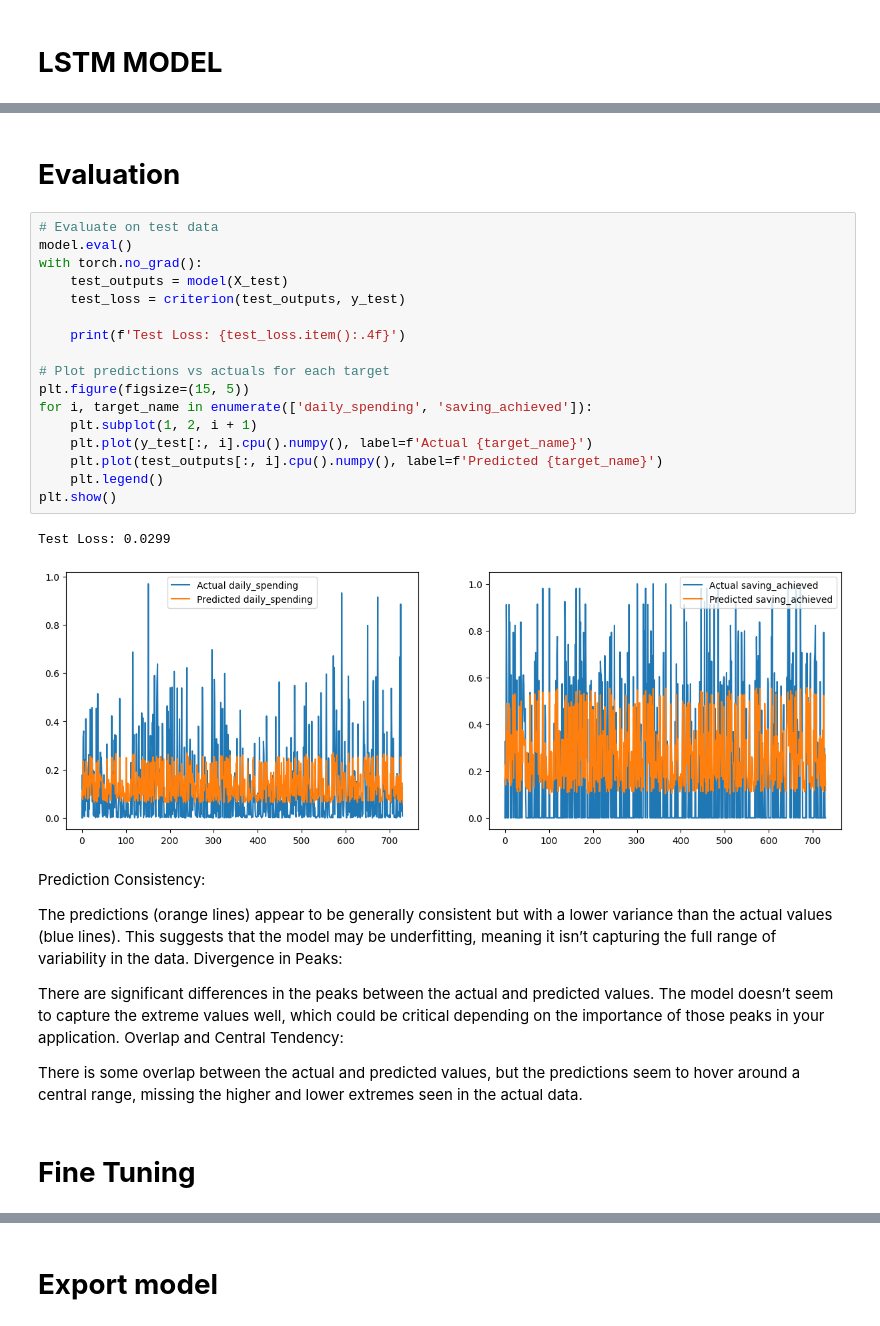
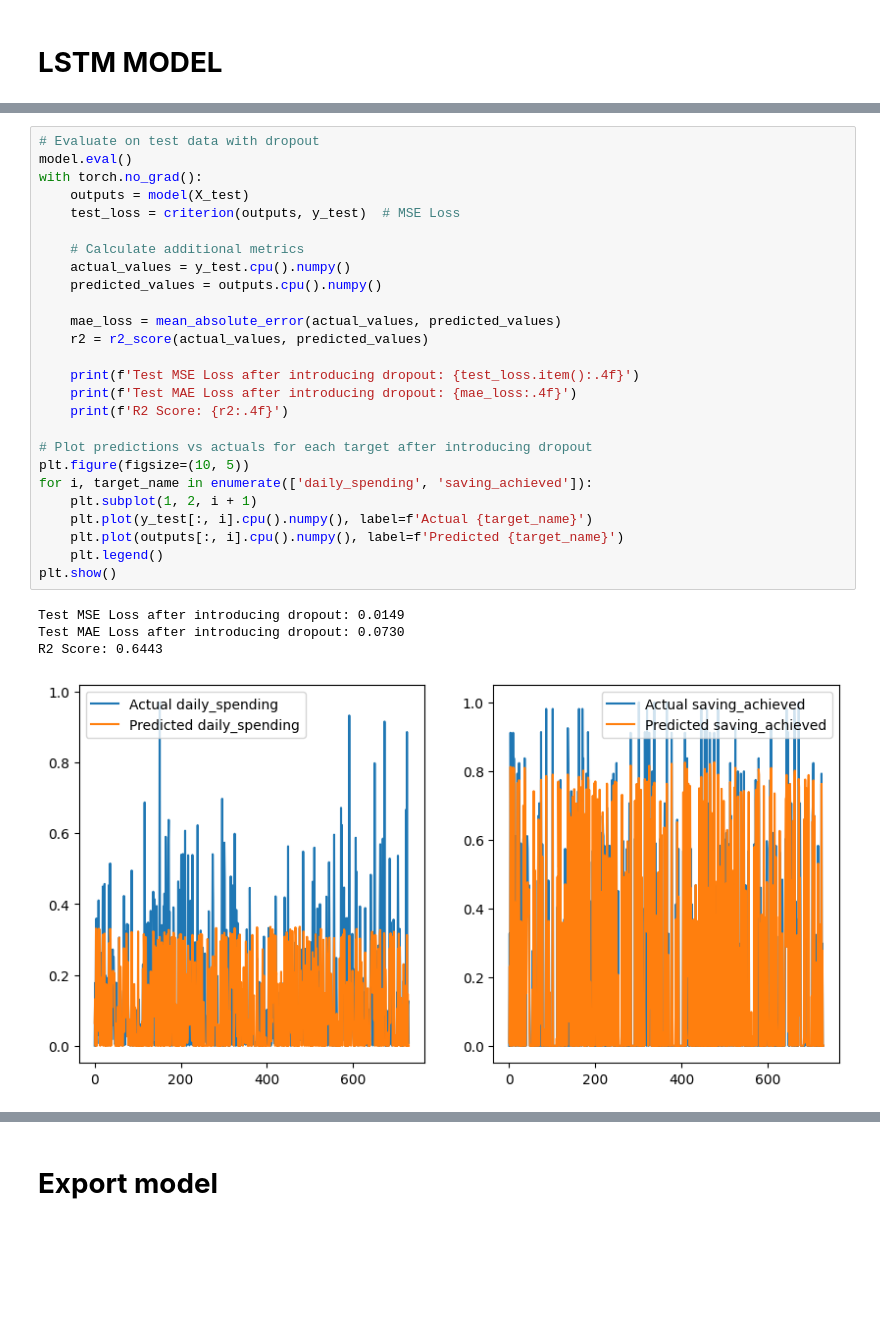
Before and after one commit to ockayy/forecasting-Budget, a Jupyter notebook: Budget_forecasting3_0.ipynb, the cells around one changed output, grey strips where cells are left out. Drawn from its saved outputs; the diff is of its cells as text; blank space fills up the shorter version.

```diff
--- a/Budget_forecasting3_0.ipynb
+++ b/Budget_forecasting3_0.ipynb
@@ -123,34 +176,31 @@ Epoch [100/100], Loss: 0.0647
-# %% [markdown]
-# **Evaluation**
 # %%
-# Evaluate on test data
+# Evaluate on test data with dropout
 model.eval()
 with torch.no_grad():
-    test_outputs = model(X_test)
-    test_loss = criterion(test_outputs, y_test)
+    outputs = model(X_test)
+    test_loss = criterion(outputs, y_test)  # MSE Loss
 
-    print(f'Test Loss: {test_loss.item():.4f}')
+    # Calculate additional metrics
+    actual_values = y_test.cpu().numpy()
+    predicted_values = outputs.cpu().numpy()
 
-# Plot predictions vs actuals for each target
-plt.figure(figsize=(15, 5))
+    mae_loss = mean_absolute_error(actual_values, predicted_values)
+    r2 = r2_score(actual_values, predicted_values)
+
+    print(f'Test MSE Loss after introducing dropout: {test_loss.item():.4f}')
+    print(f'Test MAE Loss after introducing dropout: {mae_loss:.4f}')
+    print(f'R2 Score: {r2:.4f}')
+
+# Plot predictions vs actuals for each target after introducing dropout
+plt.figure(figsize=(10, 5))
 for i, target_name in enumerate(['daily_spending', 'saving_achieved']):
     plt.subplot(1, 2, i + 1)
     plt.plot(y_test[:, i].cpu().numpy(), label=f'Actual {target_name}')
-    plt.plot(test_outputs[:, i].cpu().numpy(), label=f'Predicted {target_name}')
+    plt.plot(outputs[:, i].cpu().numpy(), label=f'Predicted {target_name}')
     plt.legend()
 plt.show()
 # %% [output]
-Test Loss: 0.0299
+Test MSE Loss after introducing dropout: 0.0149
+Test MAE Loss after introducing dropout: 0.0730
+R2 Score: 0.6443
-[figure, old version]
+[figure, new version]
-# %% [markdown]
-Prediction Consistency:
-
-The predictions (orange lines) appear to be generally consistent but with a lower variance than the actual values (blue lines). This suggests that the model may be underfitting, meaning it isn’t capturing the full range of variability in the data.
-Divergence in Peaks:
-
-There are significant differences in the peaks between the actual and predicted values. The model doesn’t seem to capture the extreme values well, which could be critical depending on the importance of those peaks in your application.
-Overlap and Central Tendency:
-
-There is some overlap between the actual and predicted values, but the predictions seem to hover around a central range, missing the higher and lower extremes seen in the actual data.
-# %% [markdown]
-# **Fine Tuning**
```
Also changed, not shown: parts of 16 cells of this notebook.
